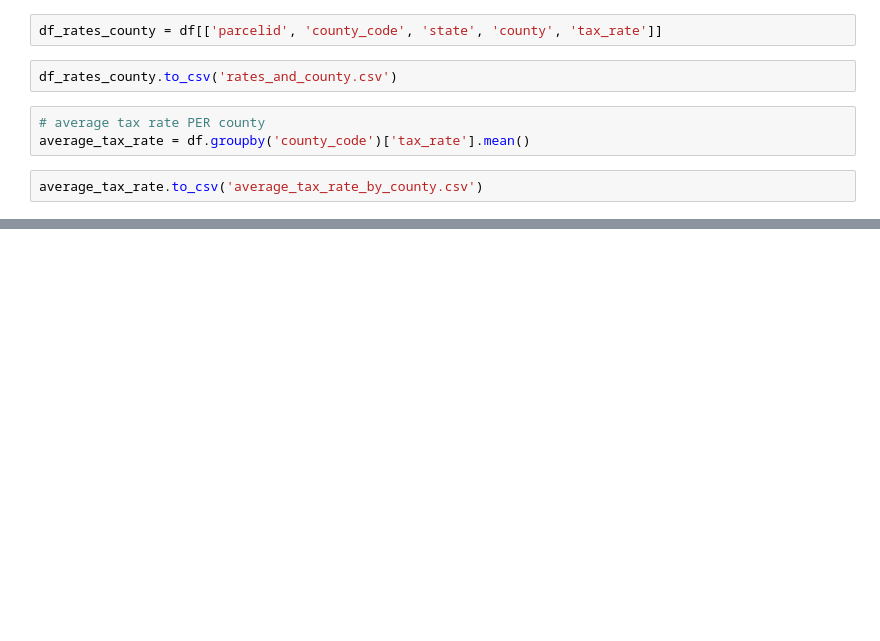
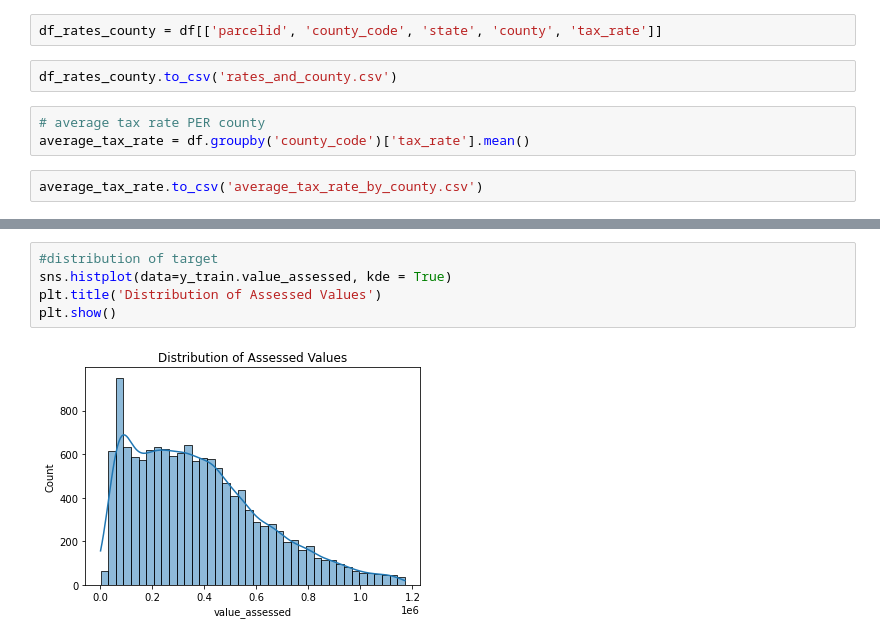
Before and after one commit to natasharivers/Zillow_Regression_Project, a Jupyter notebook: Final Zillow Notebook.ipynb, the cells around one changed output, grey strips where cells are left out. Drawn from its saved outputs; the diff is of its cells as text; blank space fills up the shorter version.

```diff
--- a/Final Zillow Notebook.ipynb
+++ b/Final Zillow Notebook.ipynb
@@ -1057,0 +1087,7 @@ average_tax_rate
+# %%
+#distribution of target
+sns.histplot(data=y_train.value_assessed, kde = True)
+plt.title('Distribution of Assessed Values')
+plt.show()
+# %% [output]
+[figure, added]
```
Also changed, not shown: parts of 14 cells of this notebook.
